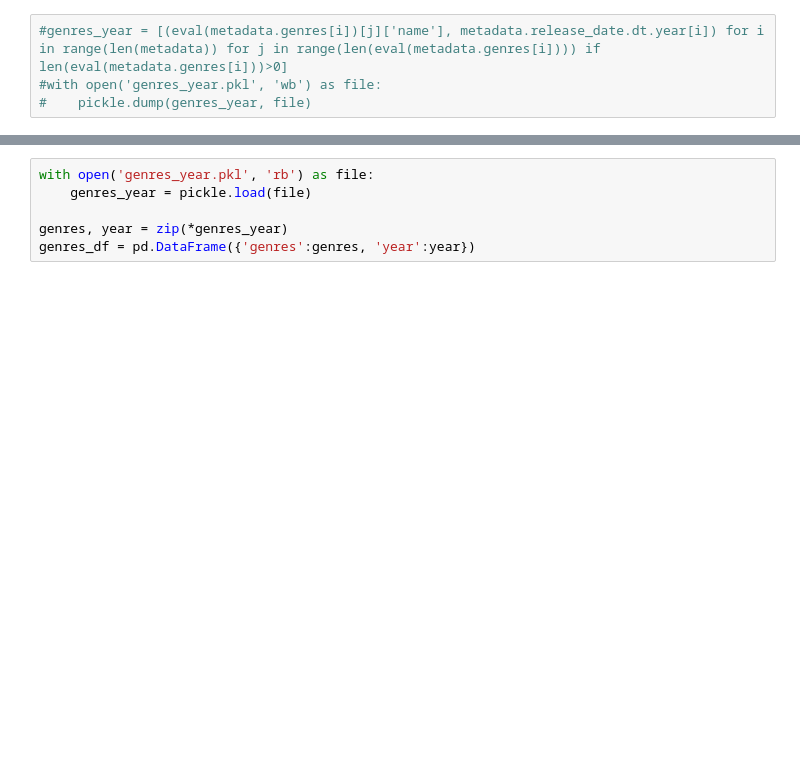
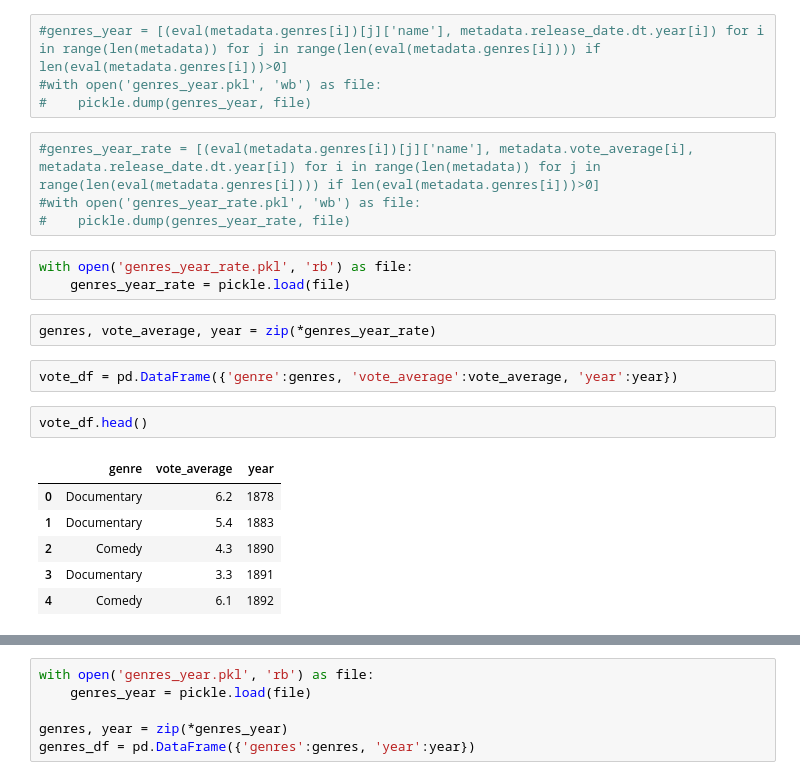
Before and after one commit to amir2520/Springboard, a Jupyter notebook: Capstone Project 1/Exploratory Data Analysis.ipynb, the cells around one changed output, grey strips where cells are left out. Saved outputs shown, nothing was run; the diff lists cells and outputs as text; blank space fills up the shorter version.

```diff
--- a/Capstone Project 1/Exploratory Data Analysis.ipynb
+++ b/Capstone Project 1/Exploratory Data Analysis.ipynb
@@ -172,3 +172,23 @@ plt.grid(True)
 #genres_year = [(eval(metadata.genres[i])[j]['name'], metadata.release_date.dt.year[i]) for i in range(len(metadata)) for j in range(len(eval(metadata.genres[i]))) if len(eval(metadata.genres[i]))>0]
 #with open('genres_year.pkl', 'wb') as file:
 #    pickle.dump(genres_year, file)
+# %%
+#genres_year_rate = [(eval(metadata.genres[i])[j]['name'], metadata.vote_average[i], metadata.release_date.dt.year[i]) for i in range(len(metadata)) for j in range(len(eval(metadata.genres[i]))) if len(eval(metadata.genres[i]))>0]
+#with open('genres_year_rate.pkl', 'wb') as file:
+#    pickle.dump(genres_year_rate, file)
+# %%
+with open('genres_year_rate.pkl', 'rb') as file:
+    genres_year_rate = pickle.load(file)
+# %%
+genres, vote_average, year = zip(*genres_year_rate)
+# %%
+vote_df = pd.DataFrame({'genre':genres, 'vote_average':vote_average, 'year':year})
+# %%
+vote_df.head()
+# %% [output]
+|  | genre | vote_average | year |
+| 0 | Documentary | 6.2 | 1878 |
+| 1 | Documentary | 5.4 | 1883 |
+| 2 | Comedy | 4.3 | 1890 |
+| 3 | Documentary | 3.3 | 1891 |
+| 4 | Comedy | 6.1 | 1892 |
```
Also changed, not shown: parts of 15 cells of this notebook.
